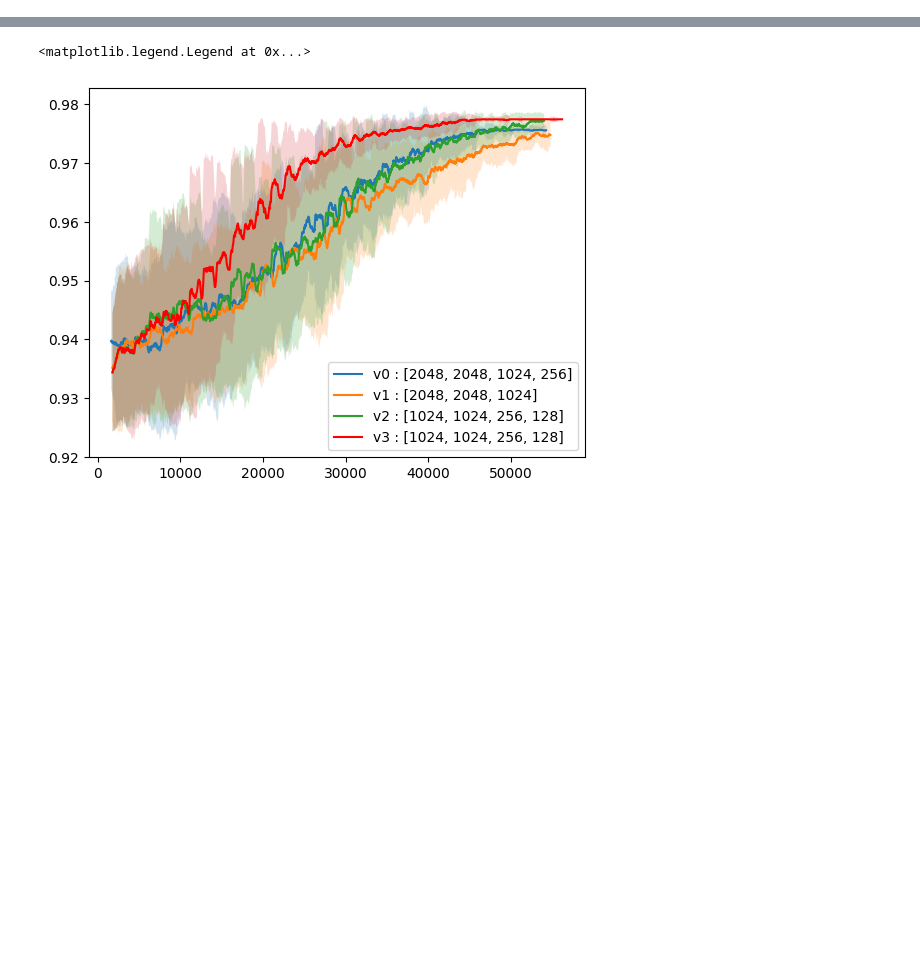
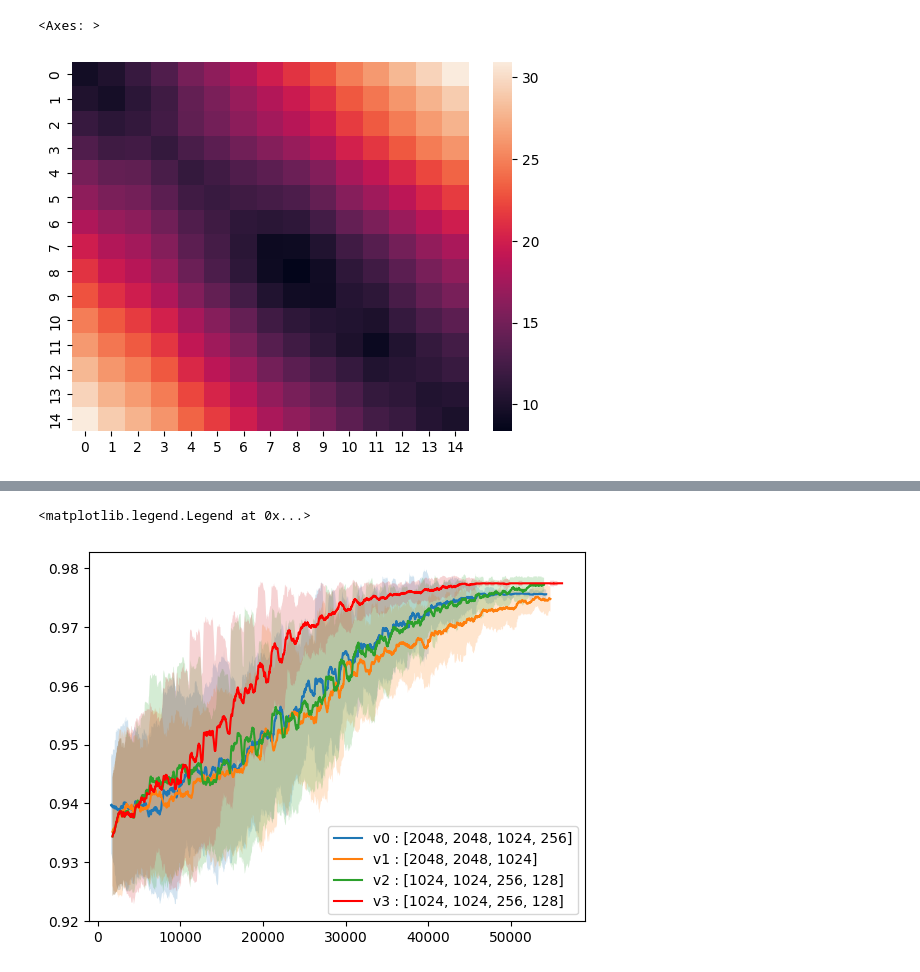
Before and after one commit to Farid-Najar/TransportersDilemma, a Jupyter notebook: RL/notebook.ipynb, the cells around one changed output, grey strips where cells are left out. Saved outputs shown, nothing was run; the diff lists cells and outputs as text; code cells hidden in the pictures; blank space fills up the shorter version.

```diff
--- a/RL/notebook.ipynb
+++ b/RL/notebook.ipynb
@@ -31,0 +50,8 @@ env = RemoveActionEnv(game = g, saved_routes = routes, saved_dests=dests,
+# %%
+import skimage.measure
+
+M = skimage.measure.block_reduce(g.distance_matrix, (15,15), np.mean)
+sns.heatmap(M)
+# %% [output]
+<Axes: >
+[figure, added]
```
Also changed, not shown: parts of 17 cells of this notebook, 16 other files.
